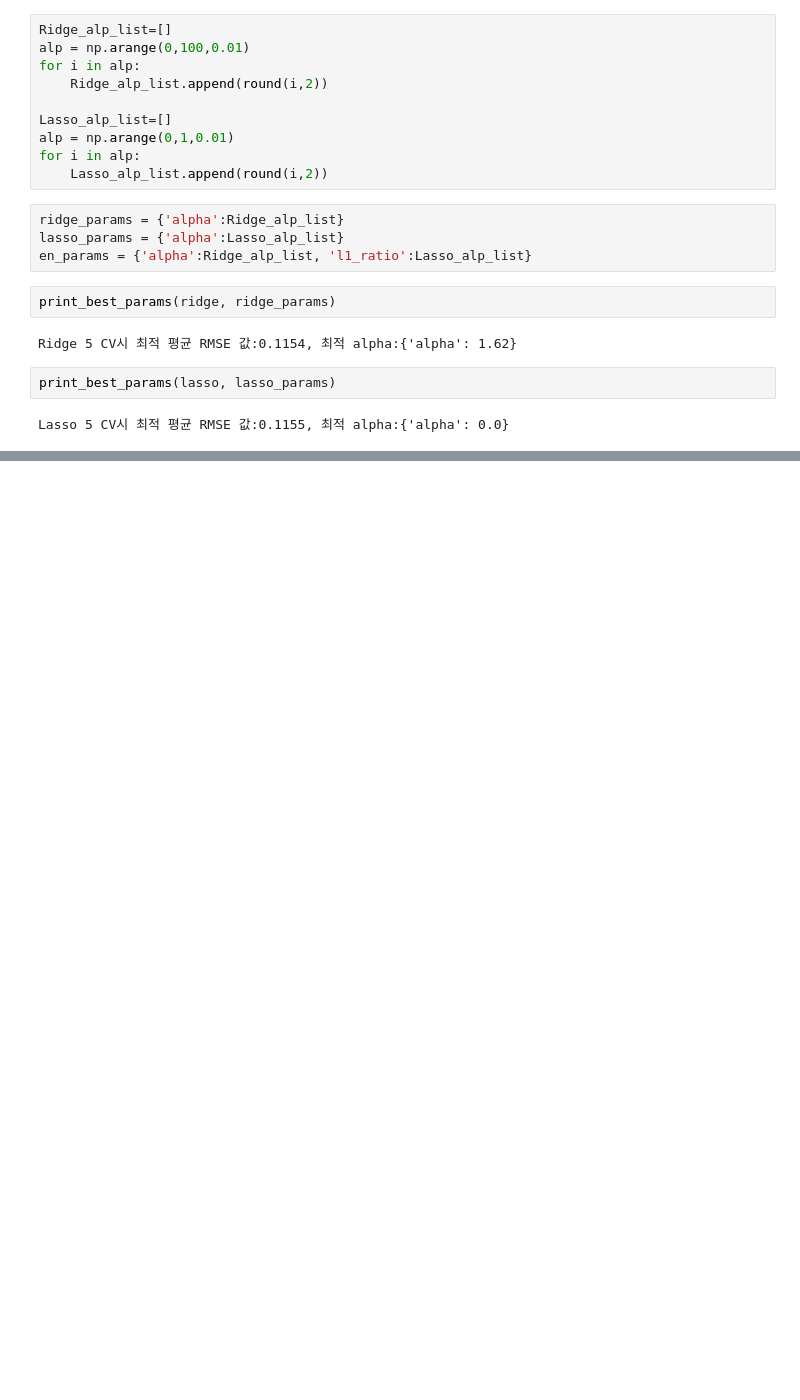
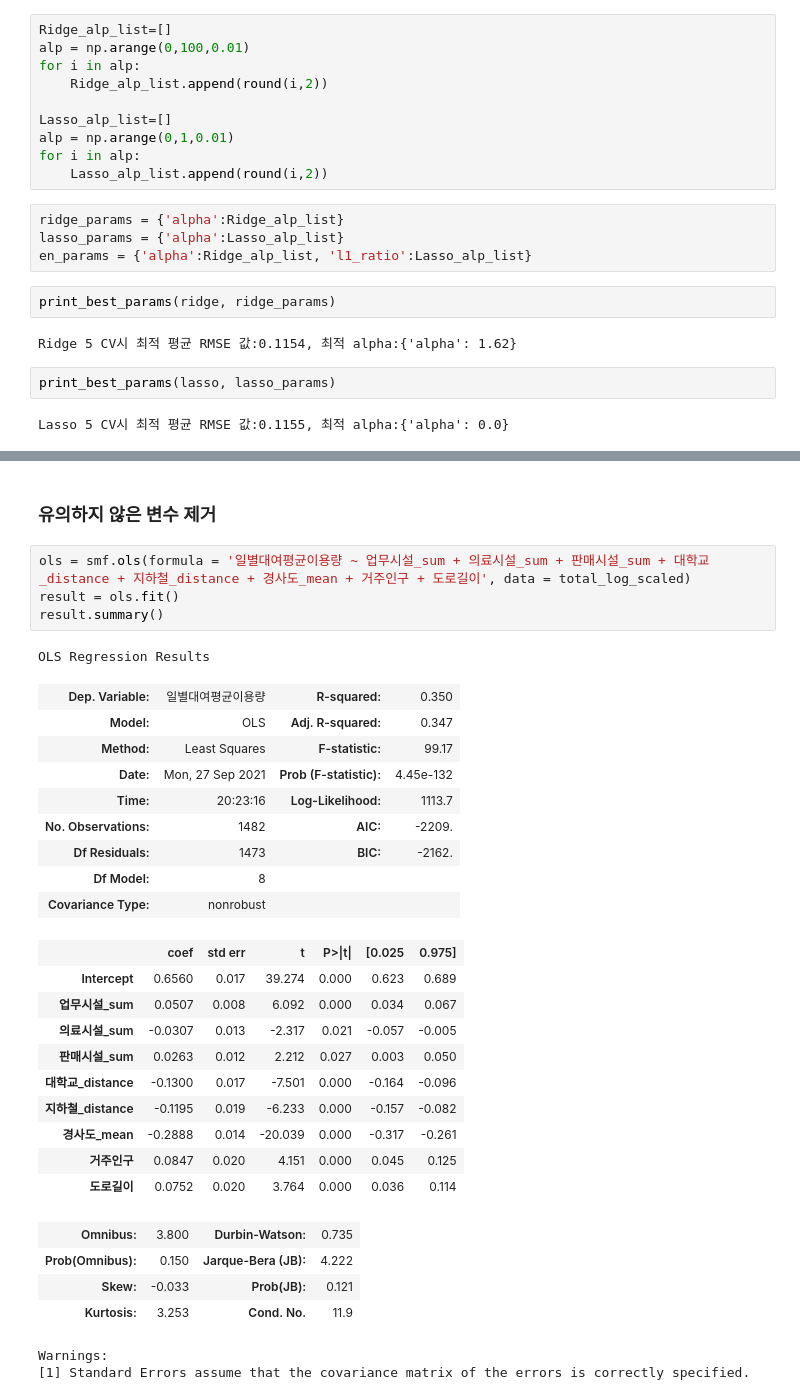
Before and after one commit to daehyun0411/IGPS, a Jupyter notebook: Modeling/LinearRegression.ipynb, the cells around one changed output, grey strips where cells are left out. Cells and saved outputs as stored; diff of their text form; blank space fills up the shorter version.

```diff
--- a/Modeling/LinearRegression.ipynb
+++ b/Modeling/LinearRegression.ipynb
@@ -364,0 +477,33 @@ Lasso 5 CV시 최적 평균 RMSE 값:0.1155, 최적 alpha:{'alpha': 0.0}
+# %% [markdown]
+### 유의하지 않은 변수 제거
+# %%
+ols = smf.ols(formula = '일별대여평균이용량 ~ 업무시설_sum + 의료시설_sum + 판매시설_sum + 대학교_distance + 지하철_distance + 경사도_mean + 거주인구 + 도로길이', data = total_log_scaled)
+result = ols.fit()
+result.summary()
+# %% [output]
+OLS Regression Results
+| Dep. Variable: | 일별대여평균이용량 | R-squared: | 0.350 |
+| Model: | OLS | Adj. R-squared: | 0.347 |
+| Method: | Least Squares | F-statistic: | 99.17 |
+| Date: | Mon, 27 Sep 2021 | Prob (F-statistic): | 4.45e-132 |
+| Time: | 20:23:16 | Log-Likelihood: | 1113.7 |
+| No. Observations: | 1482 | AIC: | -2209. |
+| Df Residuals: | 1473 | BIC: | -2162. |
+| Df Model: | 8 |  |  |
+| Covariance Type: | nonrobust |  |  |
+|  | coef | std err | t | P>|t| | [0.025 | 0.975] |
+| Intercept | 0.6560 | 0.017 | 39.274 | 0.000 | 0.623 | 0.689 |
+| 업무시설_sum | 0.0507 | 0.008 | 6.092 | 0.000 | 0.034 | 0.067 |
+| 의료시설_sum | -0.0307 | 0.013 | -2.317 | 0.021 | -0.057 | -0.005 |
+| 판매시설_sum | 0.0263 | 0.012 | 2.212 | 0.027 | 0.003 | 0.050 |
+| 대학교_distance | -0.1300 | 0.017 | -7.501 | 0.000 | -0.164 | -0.096 |
+| 지하철_distance | -0.1195 | 0.019 | -6.233 | 0.000 | -0.157 | -0.082 |
+| 경사도_mean | -0.2888 | 0.014 | -20.039 | 0.000 | -0.317 | -0.261 |
+| 거주인구 | 0.0847 | 0.020 | 4.151 | 0.000 | 0.045 | 0.125 |
+| 도로길이 | 0.0752 | 0.020 | 3.764 | 0.000 | 0.036 | 0.114 |
+| Omnibus: | 3.800 | Durbin-Watson: | 0.735 |
+| Prob(Omnibus): | 0.150 | Jarque-Bera (JB): | 4.222 |
+| Skew: | -0.033 | Prob(JB): | 0.121 |
+| Kurtosis: | 3.253 | Cond. No. | 11.9 |
+Warnings:
+[1] Standard Errors assume that the covariance matrix of the errors is correctly specified.
```
Also changed, not shown: parts of 11 cells of this notebook.
